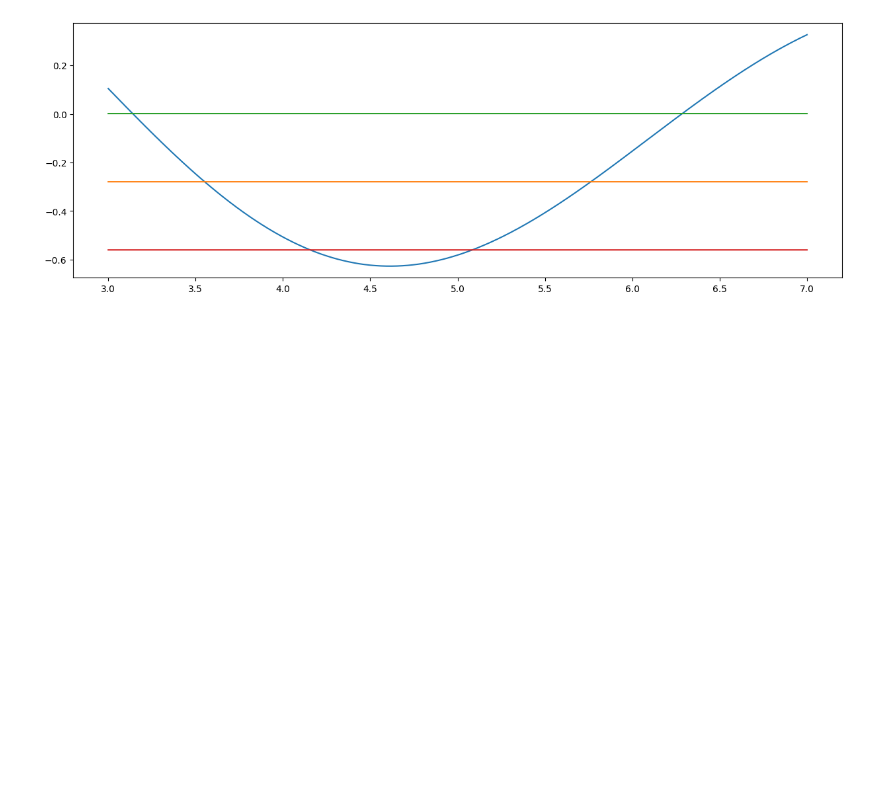
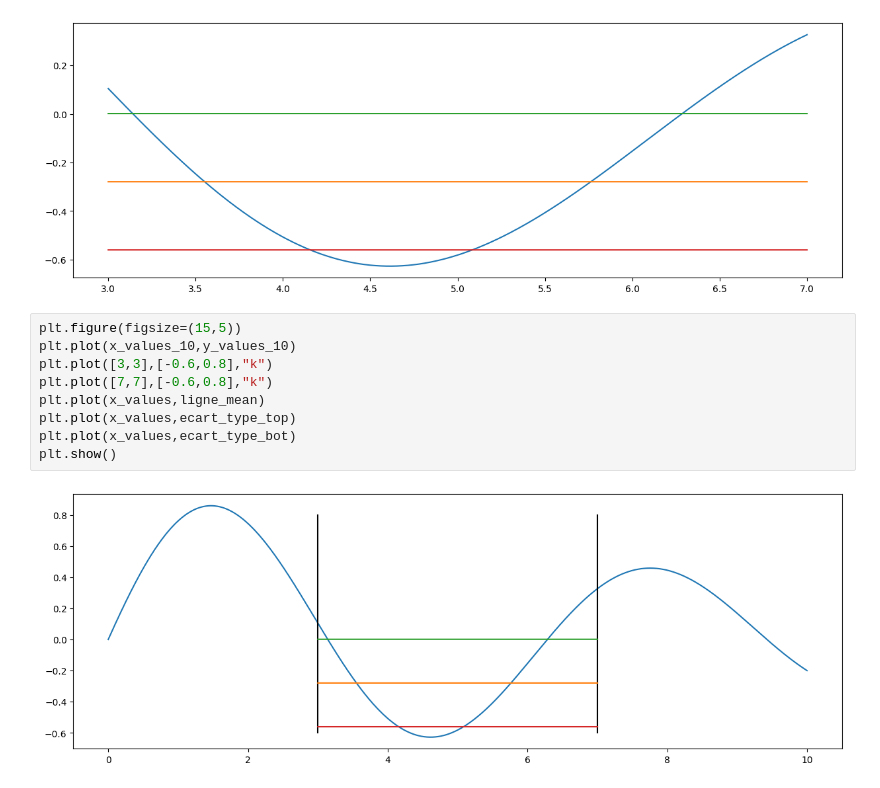
Before and after one commit to adrien-formoso/math_exam, a Jupyter notebook: main.ipynb, the cells around one changed output. Cells and saved outputs as stored; diff of their text form; blank space fills up the shorter version.

```diff
--- a/main.ipynb
+++ b/main.ipynb
@@ -92,3 +92,14 @@ La moyenne de la fonction f(x) sur l'intervale [3,7] est   : -0.2795672812096891
 La variance de la fonction f(x) sur l'intervale [3,7]est   : 0.07890255734732118
 L'écart type de la fonction f(x) sur l'intervale [3,7]est : 0.2808959902656519
 [figure]
+# %%
+plt.figure(figsize=(15,5))
+plt.plot(x_values_10,y_values_10)
+plt.plot([3,3],[-0.6,0.8],"k")
+plt.plot([7,7],[-0.6,0.8],"k")
+plt.plot(x_values,ligne_mean)
+plt.plot(x_values,ecart_type_top)
+plt.plot(x_values,ecart_type_bot)
+plt.show()
+# %% [output]
+[figure, added]
```
